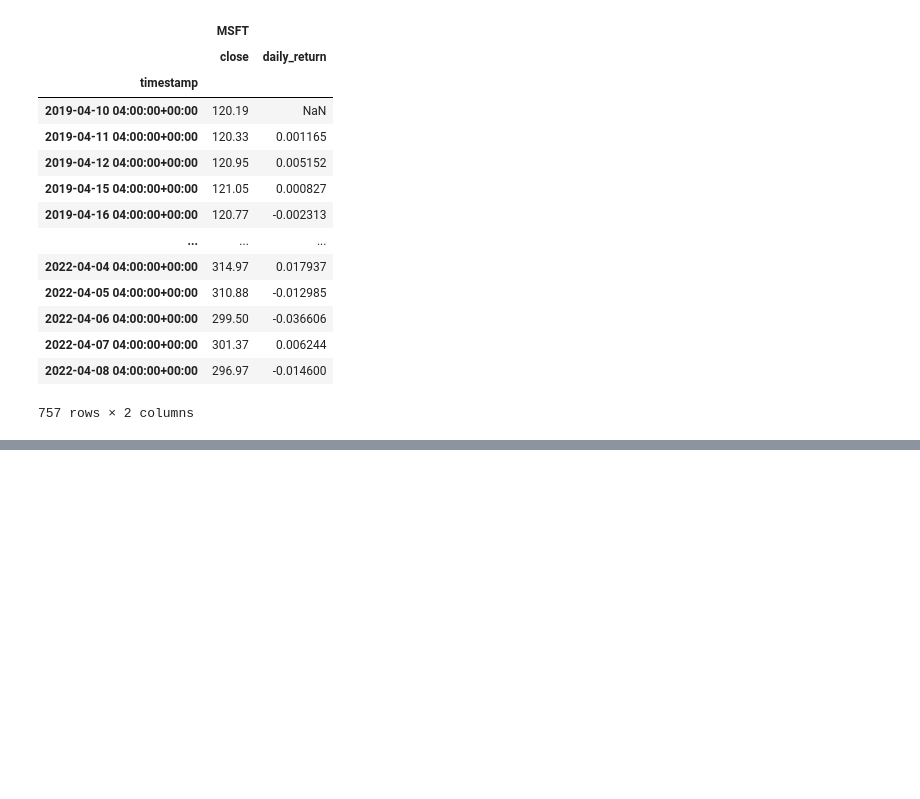
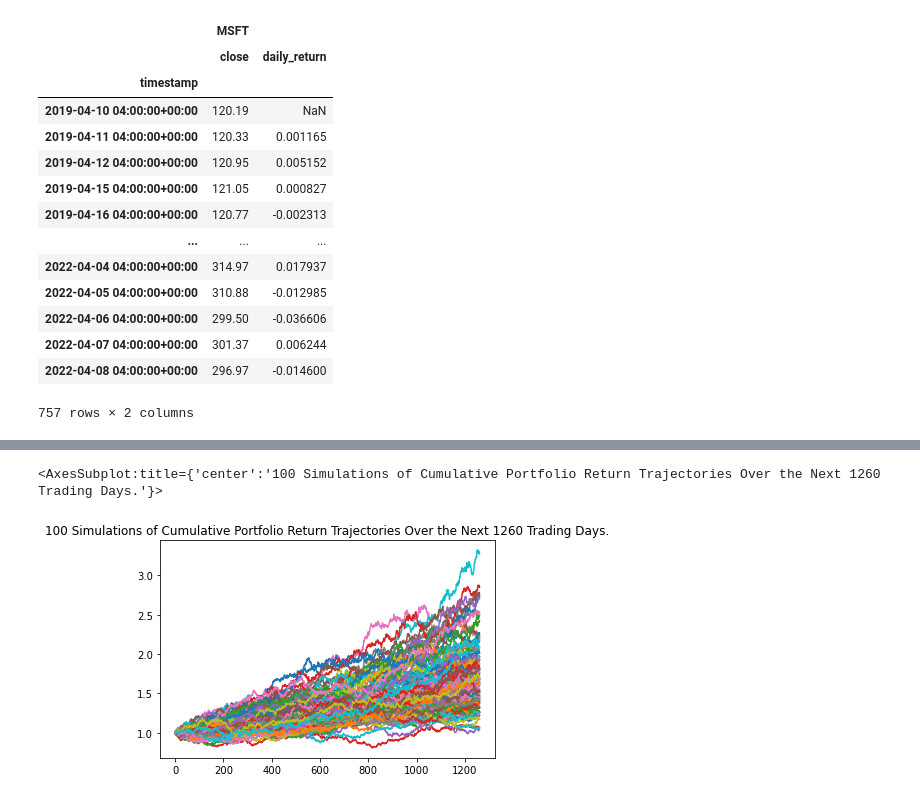
Before and after one commit to nomadic-me/dev.project.runningdigitally.com, a Jupyter notebook: Additional Coding.ipynb, the cells around one changed output, grey strips where cells are left out. Cells and saved outputs as stored; diff of their text form; code cells hidden in the pictures; blank space fills up the shorter version.

Commit message:
Adding Motecarlo Simulations to Portfolio 1
Signed-off-by: Satish Surath <s@n-m.co>

```diff
--- a/Additional Coding.ipynb
+++ b/Additional Coding.ipynb
@@ -373,3 +373,24 @@ MC_5years.portfolio_data
 | 2022-04-07 04:00:00+00:00 | 301.37 | 0.006244 |
 | 2022-04-08 04:00:00+00:00 | 296.97 | -0.014600 |
 757 rows × 2 columns
+# %%
+start_date = "2019-04-10"
+end_date = "2022-04-10"
+# Set the tickers
+# tickers = "AAPL"
+stock1 = "BRK.B"
+stock2 = "T"
+stock3 = "VYM"
+stock4 = "PG"
+stock5 = "VNQ"
+
+tickers = [stock1,stock2,stock3,stock4,stock5]
+timeframe = "1D"
+api = REST(api_key, api_secret_key, api_version='v2')
+df2 = api.get_bars(tickers, TimeFrame.Day, start_date, end_date, adjustment='raw').df
+#df2.loc[:,'symbol'] = tickers
+pivottable = pd.pivot_table(df2, values='close', index=df2.index, columns=['symbol'])
+ticker_name = [(x,'close') for x in pivottable.columns]
+micolumns = pd.MultiIndex.from_tuples(ticker_name)
+pivottable.columns = micolumns
+pivottable.head()
@@ -375,0 +406,6 @@ MC_5years.portfolio_data
+# %%
+MC_5years = MCSimulation(portfolio_data = pivottable,
+    weights = [0.2,0.2,0.2,0.2,0.2],
+    num_simulation = 100,
+    num_trading_days = 252*5
+)
@@ -375,0 +449,6 @@ MC_5years.portfolio_data
+# %%
+line_plot = MC_5years.plot_simulation()
+line_plot
+# %% [output]
+<AxesSubplot:title={'center':'100 Simulations of Cumulative Portfolio Return Trajectories Over the Next 1260 Trading Days.'}>
+[figure, added]
```
Also changed, not shown: parts of 8 cells of this notebook, 2 other files.
